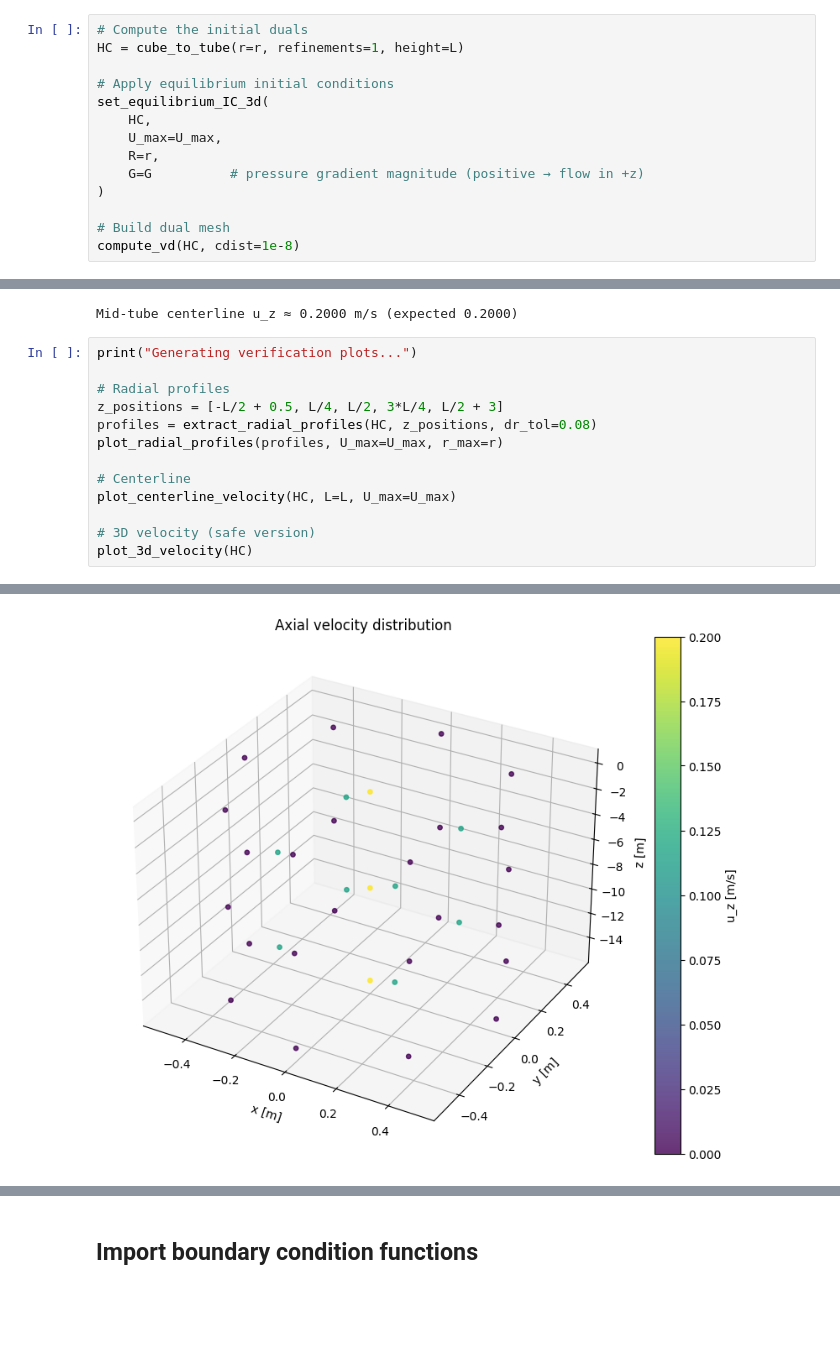
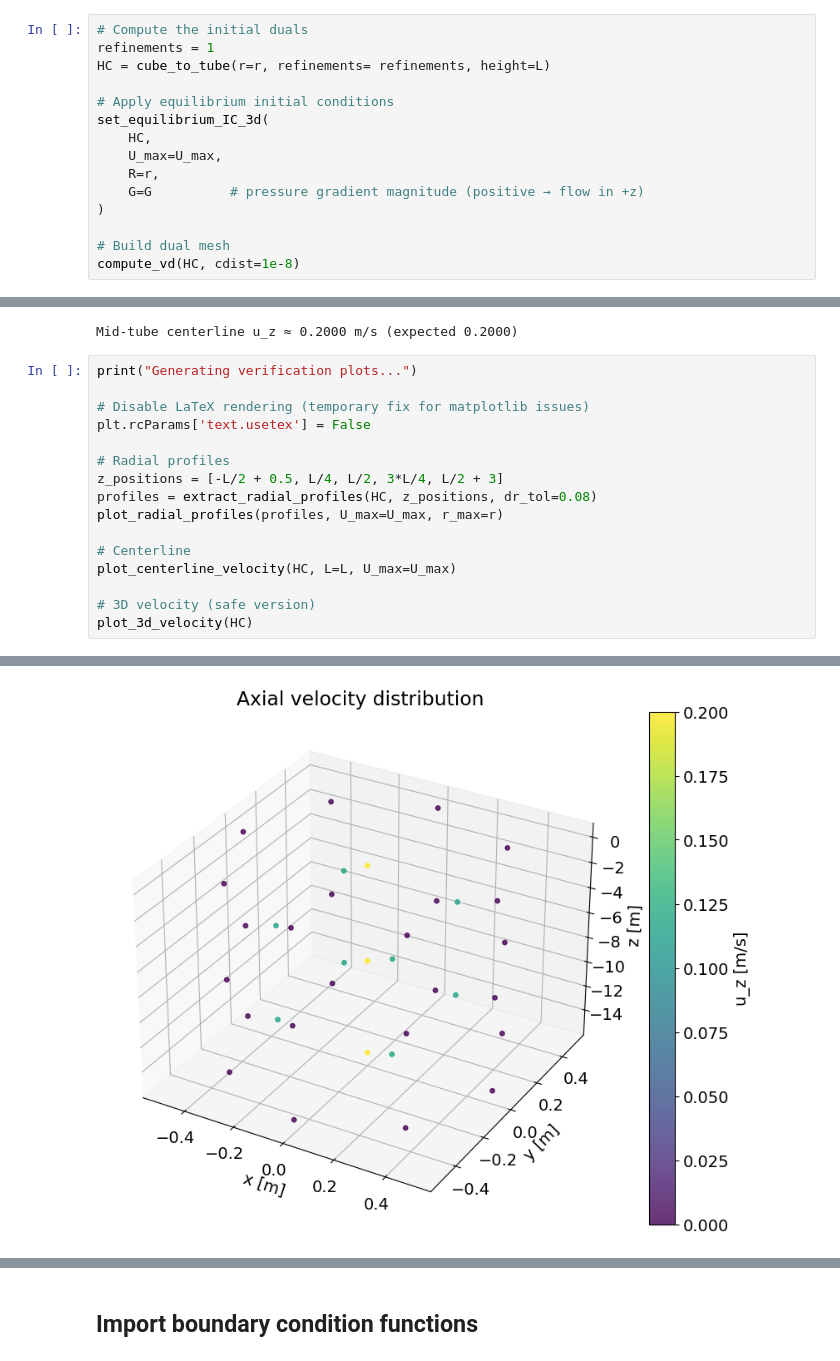
Before and after one commit to Leibniz-IWT/ddgclib, a Jupyter notebook: cases_dynamic/Hagen_Poiseuile/Hagen_Poiseuile_3D.ipynb, the cells around one changed output, grey strips where cells are left out. Drawn from its saved outputs; the diff is of its cells as text; blank space fills up the shorter version.

```diff
--- a/cases_dynamic/Hagen_Poiseuile/Hagen_Poiseuile_3D.ipynb
+++ b/cases_dynamic/Hagen_Poiseuile/Hagen_Poiseuile_3D.ipynb
@@ -127,6 +130,7 @@ from src._plot_helpers import (
 # %%
 # Compute the initial duals
-HC = cube_to_tube(r=r, refinements=1, height=L)
+refinements = 1
+HC = cube_to_tube(r=r, refinements= refinements, height=L)
 
 # Apply equilibrium initial conditions
 set_equilibrium_IC_3d(
@@ -166,6 +170,9 @@ if 1:
 Mid-tube centerline u_z ≈ 0.2000 m/s (expected 0.2000)
 # %%
 print("Generating verification plots...")
+
+# Disable LaTeX rendering (temporary fix for matplotlib issues)
+plt.rcParams['text.usetex'] = False
 
 # Radial profiles
 z_positions = [-L/2 + 0.5, L/4, L/2, 3*L/4, L/2 + 3]
@@ -184,4 +191,4 @@ Generating verification plots...
-[figure, old version]
+[figure, new version]
 (<Figure size 1000x800 with 2 Axes>,
  <Axes3D: title={'center': 'Axial velocity distribution'}, xlabel='x [m]', ylabel='y [m]', zlabel='z [m]'>)
 # %%
```
Also changed, not shown: parts of 14 cells of this notebook.
